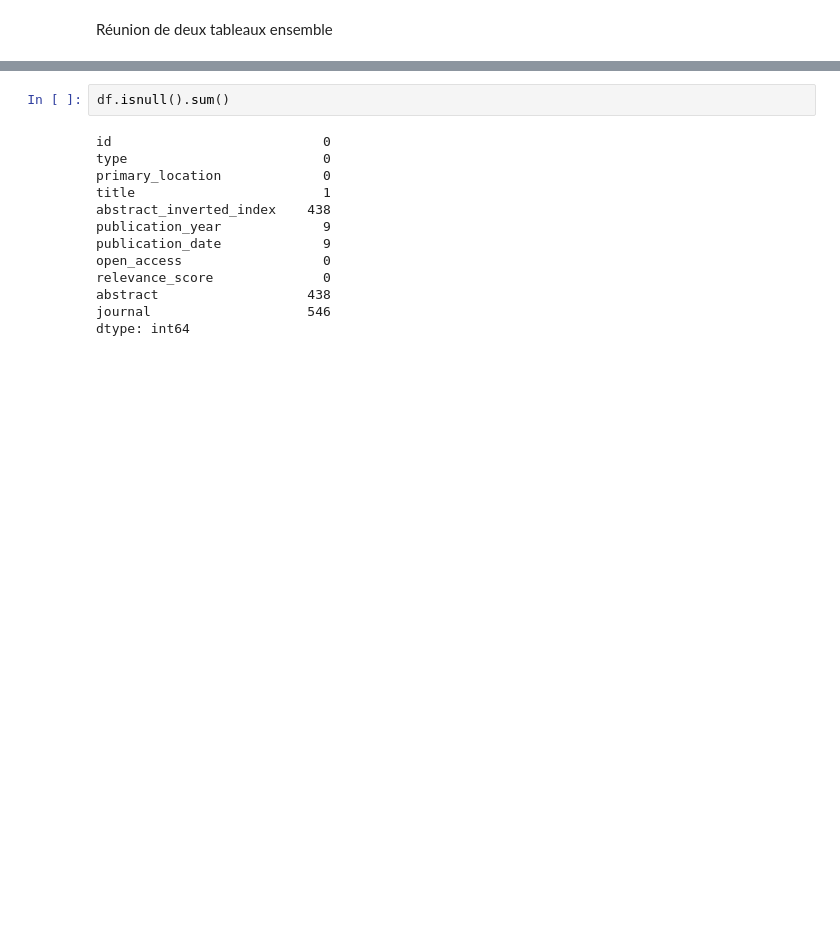
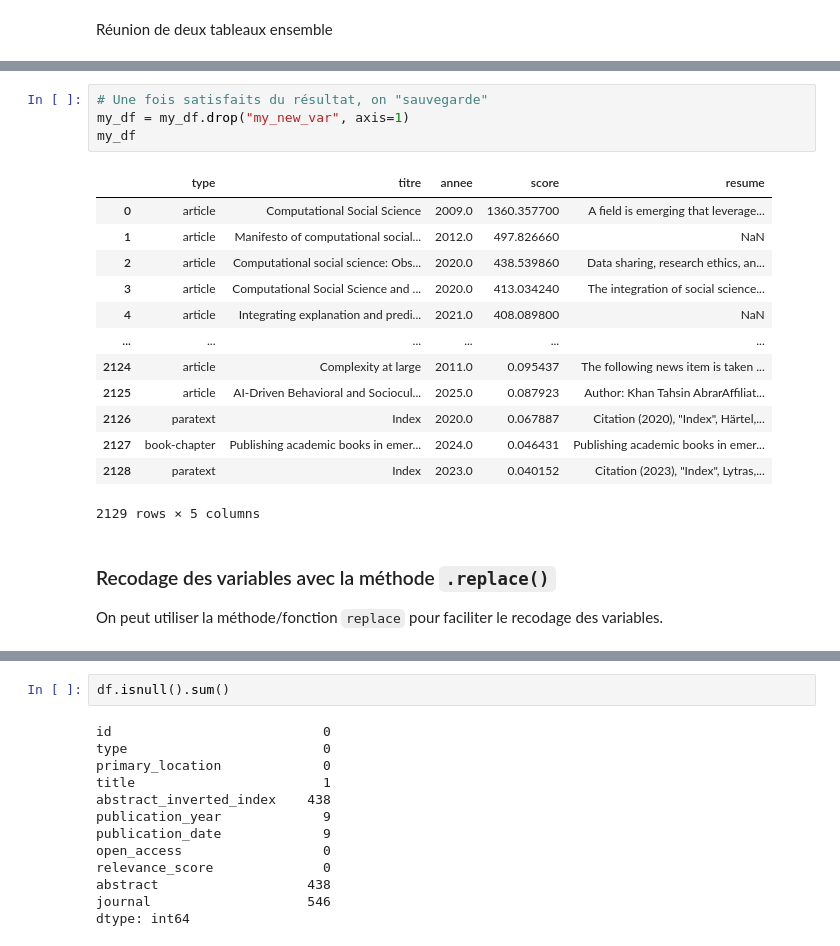
Before and after one commit to pyshs/CUSO2026, a Jupyter notebook: notebooks/pandas.ipynb, the cells around one changed output, grey strips where cells are left out. Drawn from its saved outputs; the diff is of its cells as text; blank space fills up the shorter version.

Commit message:
replace et recodages

```diff
--- a/notebooks/pandas.ipynb
+++ b/notebooks/pandas.ipynb
@@ -411,0 +448,22 @@ pd.concat({"%": distribution_pourcentage, "F": distribution_absolue}, axis=1) #.
+# %%
+# Une fois satisfaits du résultat, on "sauvegarde"
+my_df = my_df.drop("my_new_var", axis=1)
+my_df
+# %% [output]
+|  | type | titre | annee | score | resume |
+| 0 | article | Computational Social Science | 2009.0 | 1360.357700 | A field is emerging that leverage... |
+| 1 | article | Manifesto of computational social... | 2012.0 | 497.826660 | NaN |
+| 2 | article | Computational social science: Obs... | 2020.0 | 438.539860 | Data sharing, research ethics, an... |
+| 3 | article | Computational Social Science and ... | 2020.0 | 413.034240 | The integration of social science... |
+| 4 | article | Integrating explanation and predi... | 2021.0 | 408.089800 | NaN |
+| ... | ... | ... | ... | ... | ... |
+| 2124 | article | Complexity at large | 2011.0 | 0.095437 | The following news item is taken ... |
+| 2125 | article | AI-Driven Behavioral and Sociocul... | 2025.0 | 0.087923 | Author: Khan Tahsin AbrarAffiliat... |
+| 2126 | paratext | Index | 2020.0 | 0.067887 | Citation (2020), "Index", Härtel,... |
+| 2127 | book-chapter | Publishing academic books in emer... | 2024.0 | 0.046431 | Publishing academic books in emer... |
+| 2128 | paratext | Index | 2023.0 | 0.040152 | Citation (2023), "Index", Lytras,... |
+2129 rows × 5 columns
+# %% [markdown]
+### Recodage des variables avec la méthode `.replace()`
+
+On peut utiliser la méthode/fonction `replace` pour faciliter le recodage des variables.
```
Also changed, not shown: parts of 23 cells of this notebook.
